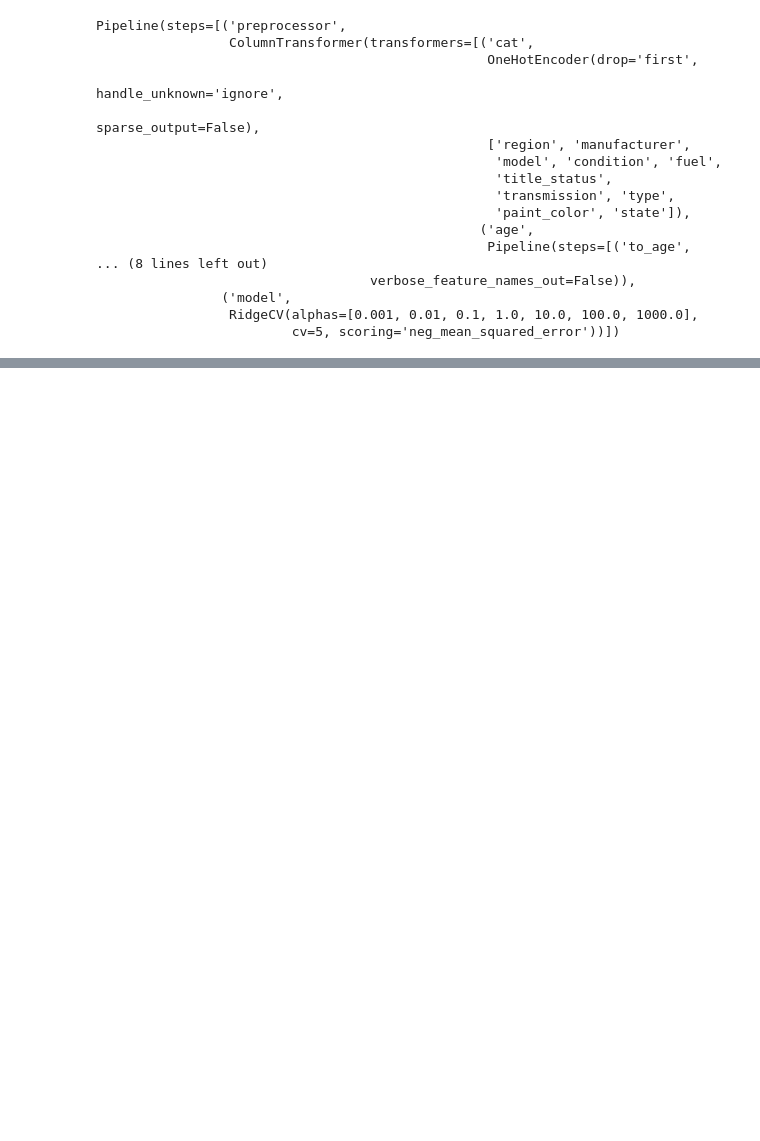
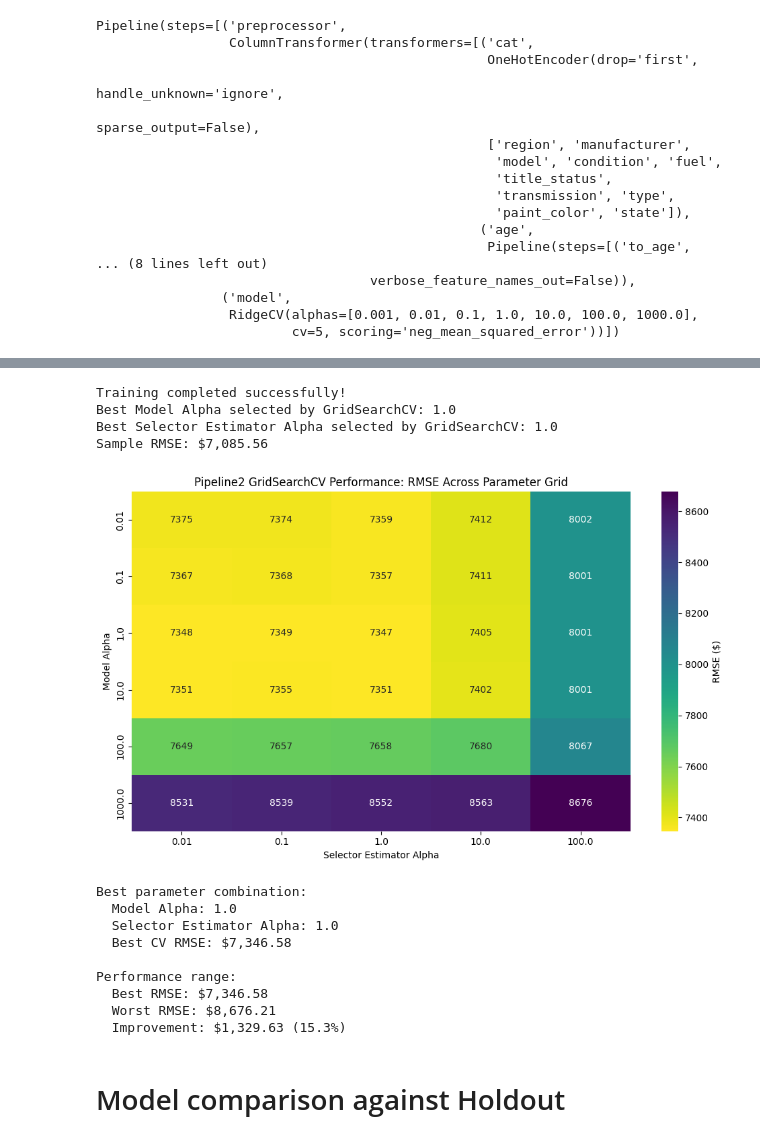
Before and after one commit to jojasan/kaggle-used-cars, a Jupyter notebook: notebooks/modeling.ipynb, the cells around one changed output, grey strips where cells are left out. Drawn from its saved outputs; the diff is of its cells as text; code cells hidden in the pictures; blank space fills up the shorter version.

Commit message:
Added more charts

```diff
--- a/notebooks/modeling.ipynb
+++ b/notebooks/modeling.ipynb
@@ -610,0 +200,47 @@ print("="*60)
+# %%
+# Import training helper
+from utils import fit_gridsearch_pipeline
+
+# Define parameter grid for GridSearchCV
+param_grid = {
+    'selector__estimator__alpha': np.logspace(-2, 2, 5),    # 0.01 … 100
+    'model__alpha': np.logspace(-2, 3, 6)                   # 0.01 … 1_000
+}
+
+# Fit pipeline with GridSearchCV (use verbose=True for detailed output)
+grid_search = fit_gridsearch_pipeline(
+    pipeline=pipeline2,
+    param_grid=param_grid,
+    X_train=X_train_sample,
+    y_train=y_train_sample,
+    cv=3,
+    verbose=False  # Set to True for detailed output
+)
+# %% [output]
+Training completed successfully!
+Best Model Alpha selected by GridSearchCV: 1.0
+Best Selector Estimator Alpha selected by GridSearchCV: 1.0
+Sample RMSE: $7,085.56
+# %%
+# Import and use the visualization function from utils
+from utils import visualize_gridsearch_results
+
+# Create comprehensive visualization and analysis of GridSearchCV results
+performance_stats = visualize_gridsearch_results(
+    grid_search,
+    title="Pipeline2 GridSearchCV Performance",
+    figsize=(10, 6)
+)
+# %% [output]
+[figure, added]
+Best parameter combination:
+  Model Alpha: 1.0
+  Selector Estimator Alpha: 1.0
+  Best CV RMSE: $7,346.58
+
+Performance range:
+  Best RMSE: $7,346.58
+  Worst RMSE: $8,676.21
+  Improvement: $1,329.63 (15.3%)
+# %% [markdown]
+# Model comparison against Holdout
```
Also changed, not shown: parts of 28 cells of this notebook, 1 other file.
